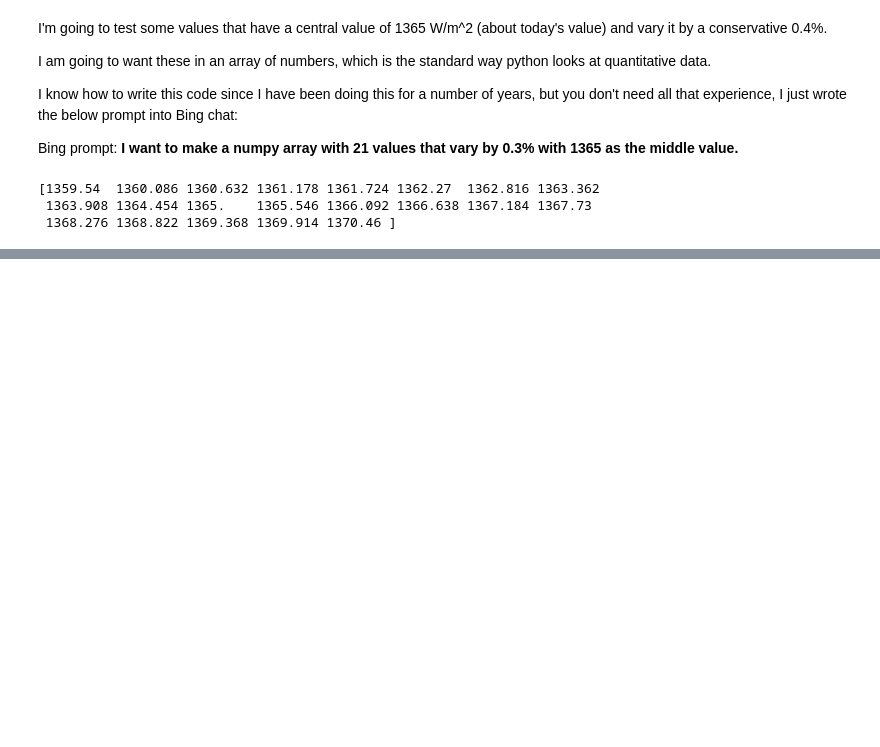
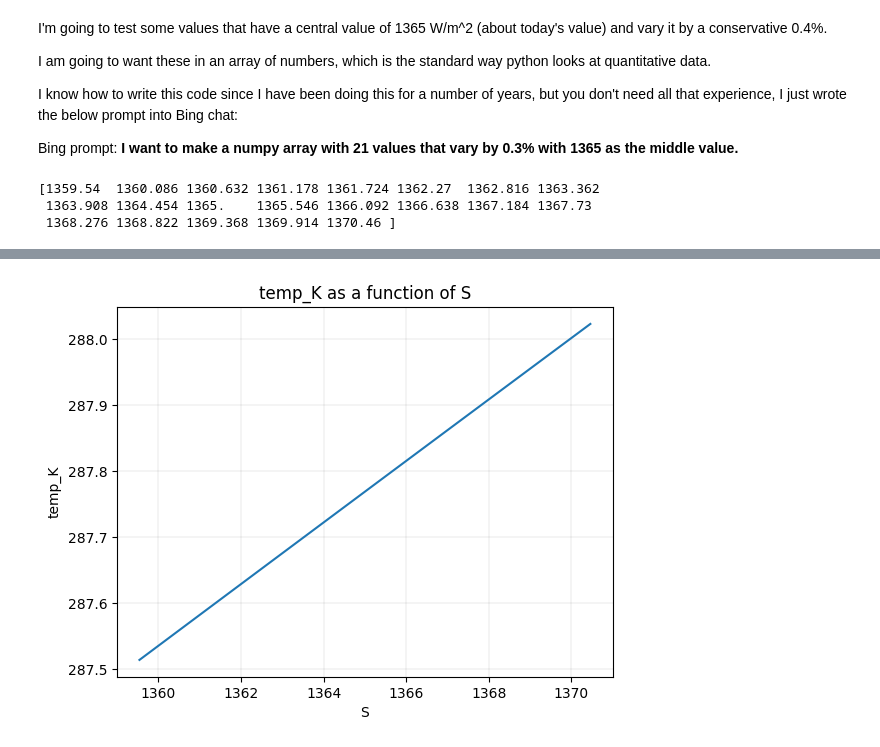
Before and after one commit to simon-m-mudd/physical_geography_practicals, a Jupyter notebook: Physical_Geography_climate_practical.ipynb, the cells around one changed output, grey strips where cells are left out. Saved outputs shown, nothing was run; the diff lists cells and outputs as text; code cells hidden in the pictures; blank space fills up the shorter version.

```diff
--- a/Physical_Geography_climate_practical.ipynb
+++ b/Physical_Geography_climate_practical.ipynb
@@ -132,9 +132,9 @@ start_value = middle_value * (1 - percentage_variation)
 end_value = middle_value * (1 + percentage_variation)
 
 # Create the numpy array
-values = np.linspace(start_value, end_value, 21)
+S_values = np.linspace(start_value, end_value, 21)
 
-print(values)
+print(S_values)
 # %% [output]
 [1359.54  1360.086 1360.632 1361.178 1361.724 1362.27  1362.816 1363.362
  1363.908 1364.454 1365.    1365.546 1366.092 1366.638 1367.184 1367.73
@@ -141,0 +144,6 @@ print(values)
+# %%
+surf_temp_K = calculate_surface_temperature(S_values,0.30)
+print("Temperatures in Kelvin:")
+print(surf_temp_K)
+print("And in degrees C:")
+print(surf_temp_K-273)
@@ -141,0 +162,10 @@ print(values)
+# %%
+import pandas as pd
+
+# Create a dictionary where keys are column names and values are numpy arrays
+data = {"temp_K": surf_temp_K, "S": S_values}
+
+# Create the pandas DataFrame
+df = pd.DataFrame(data)
+
+print(df)
@@ -141,0 +190,15 @@ print(values)
+# %%
+import seaborn as sns
+import matplotlib.pyplot as plt
+
+
+sns.lineplot(data=df, x="S", y="temp_K")
+
+plt.title('temp_K as a function of S')
+plt.xlabel('S')
+plt.ylabel('temp_K')
+
+# Add grey boxes in the background
+plt.grid(color='grey', linestyle='-', linewidth=0.25, alpha=0.5)
+# %% [output]
+[figure, added]
```
Also changed, not shown: parts of 4 cells of this notebook.
